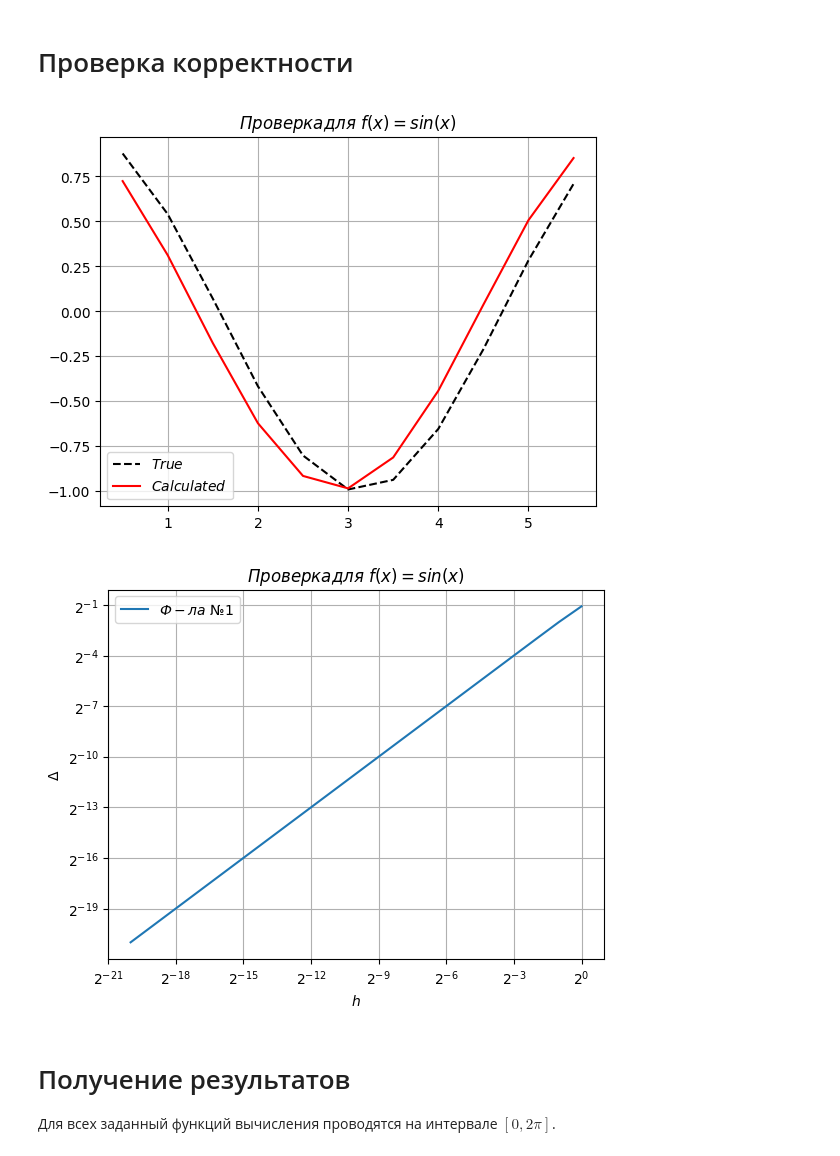
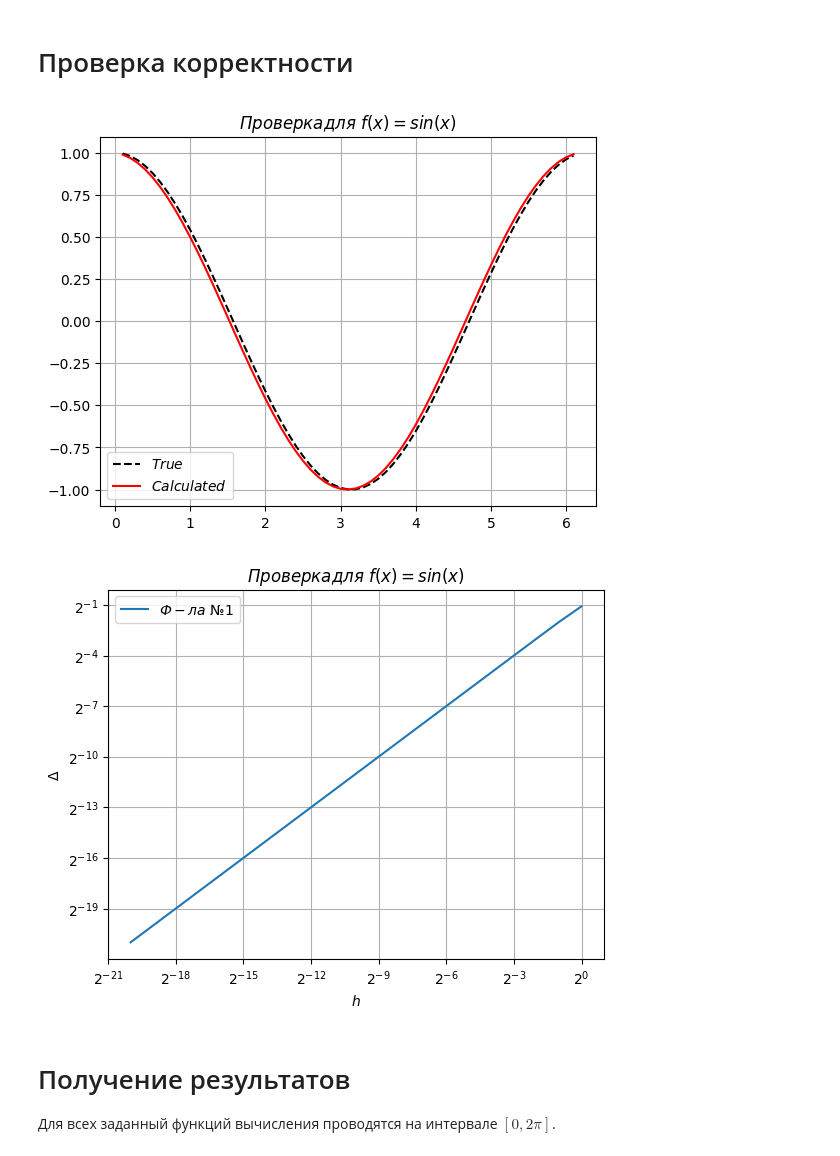
Before and after one commit to tndrd/mipt-comp-math, a Jupyter notebook: 1-derivative/derivative.ipynb, the cells around one changed output. Saved outputs shown, nothing was run; the diff lists cells and outputs as text; code cells hidden in the pictures.

```diff
--- a/1-derivative/derivative.ipynb
+++ b/1-derivative/derivative.ipynb
@@ -120,18 +120,18 @@ def plot_results(results, title):
 # %%
 func = np.sin
 derivative = np.cos
 
 kernel = [0, -1, 1]
 bounds = (0, 2*np.pi)
-step = 0.5
+step = 0.1
 
 X, Y, Yd, Yd_true = calc_derivative(func, derivative, kernel, bounds, step)
 plot_derivative(X, Yd, Yd_true, "$Проверка для~ f(x)=sin(x)$")
 
 results = get_results(func, derivative, bounds, (1, 21), [(kernel, "$Ф-ла ~№1$")])
 plot_results(results, "$Проверка для~ f(x)=sin(x)$")
 # %% [output]
-[figure, old version]
+[figure, new version]
 [figure]
 # %% [markdown]
 # Получение результатов
```
Also changed, not shown: 2 other files.
